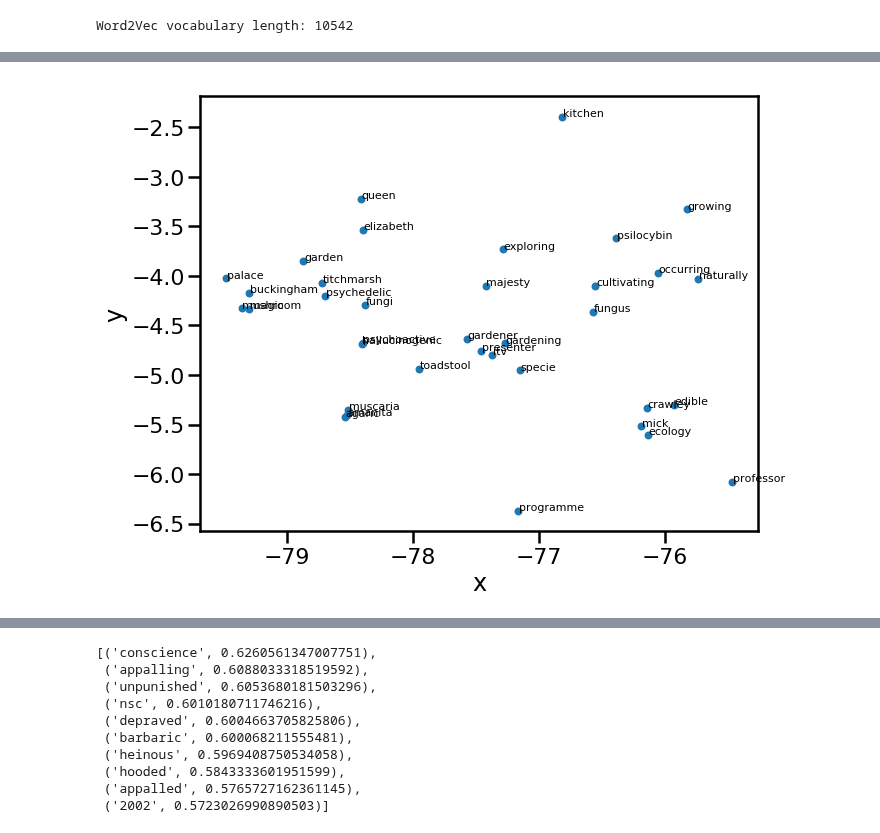
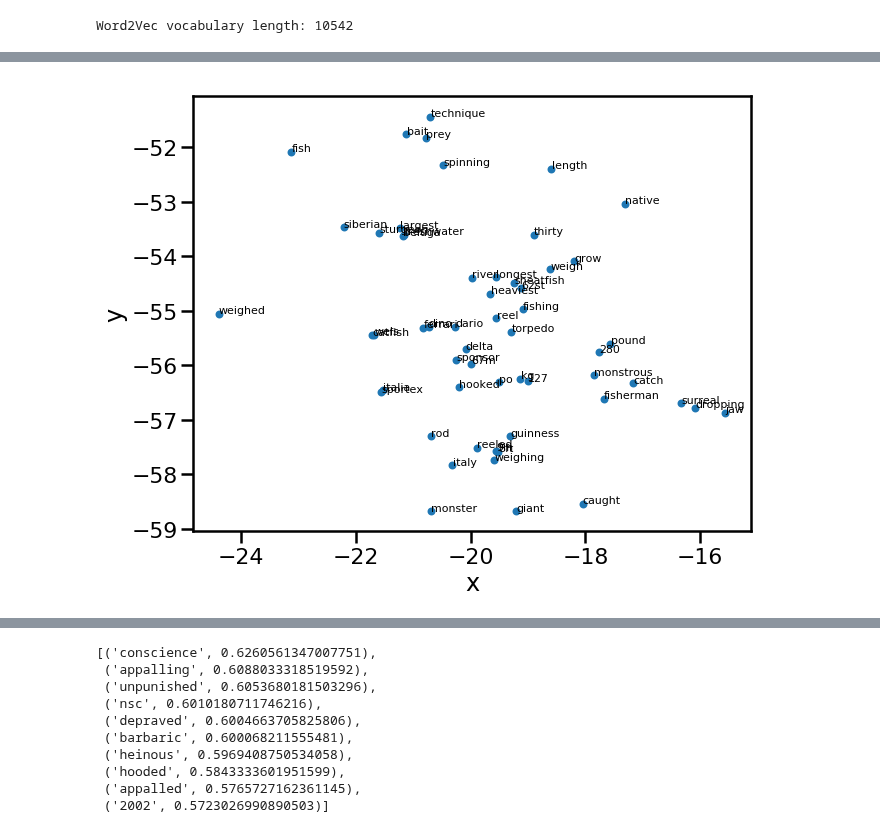
Before and after one commit to CornellDataScience/Insights-FakeNews, a Jupyter notebook: Word2Vec Test.ipynb, the cells around one changed output, grey strips where cells are left out. Saved outputs shown, nothing was run; the diff lists cells and outputs as text; code cells hidden in the pictures.

```diff
--- a/Word2Vec Test.ipynb
+++ b/Word2Vec Test.ipynb
@@ -179,8 +179,8 @@ def plot_region(x_bounds, y_bounds):
     ax = slice.plot.scatter("x", "y", s=35, figsize=(10, 8))
     for i, point in slice.iterrows():
         ax.text(point.x + 0.005, point.y + 0.005, point.word, fontsize=11)
-# %%
-plot_region(x_bounds=(-80, -70), y_bounds=(-10, 0))
-# %% [output]
-[figure, removed]
+# %%
+plot_region(x_bounds=(-25, -15), y_bounds=(-60, -50))
+# %% [output]
+[figure, added]
 # %%
```
Also changed, not shown: parts of 20 cells of this notebook, 4 other files.
